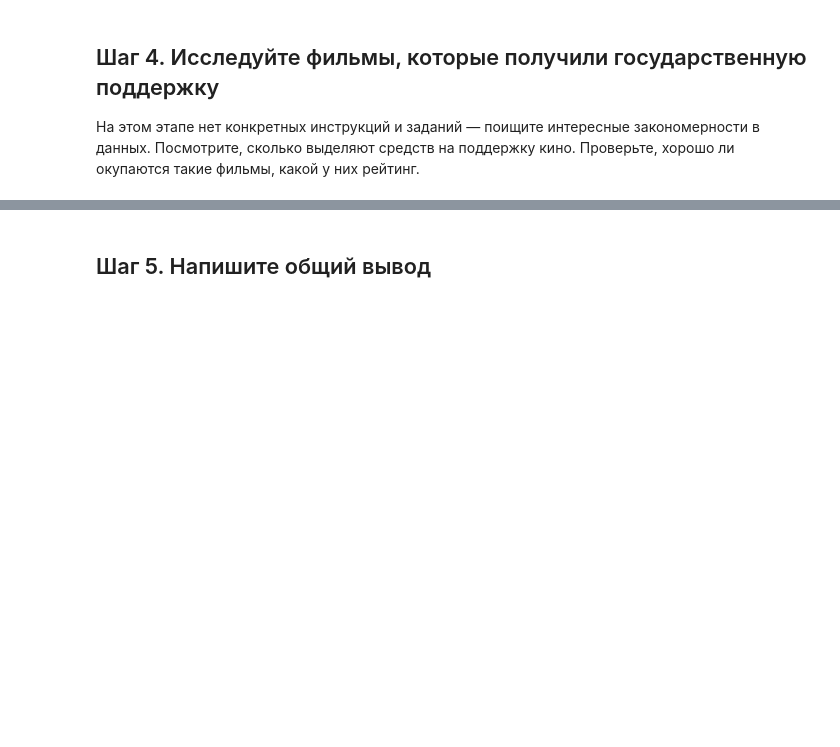
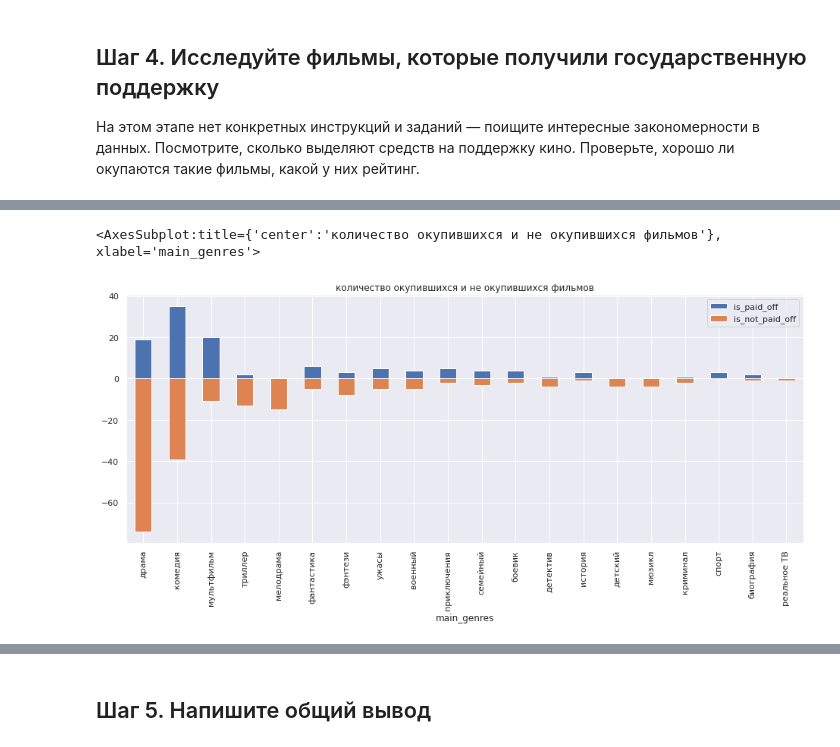
Before and after one commit to ArtyomRasskazov/Practicum, a Jupyter notebook: 1-4-russian-film-distribution.ipynb, the cells around one changed output, grey strips where cells are left out. Drawn from its saved outputs; the diff is of its cells as text; code cells hidden in the pictures; blank space fills up the shorter version.

```diff
--- a/1-4-russian-film-distribution.ipynb
+++ b/1-4-russian-film-distribution.ipynb
@@ -634,0 +666,15 @@ print()
+# %%
+# profitability by genres
+df_supported.groupby('main_genres') \
+            .agg({'title': 'count',
+                  'is_paid_off': 'sum',
+                  'is_not_paid_off': lambda x: 0 - x.sum()}) \
+            .sort_values(by='title',
+                         ascending=False) \
+            .plot(title='количество окупившихся и не окупившихся фильмов',
+                  kind='bar',
+                  stacked=True,
+                  y=['is_paid_off', 'is_not_paid_off'])
+# %% [output]
+<AxesSubplot:title={'center':'количество окупившихся и не окупившихся фильмов'}, xlabel='main_genres'>
+[figure, added]
```
Also changed, not shown: parts of 8 cells of this notebook.
